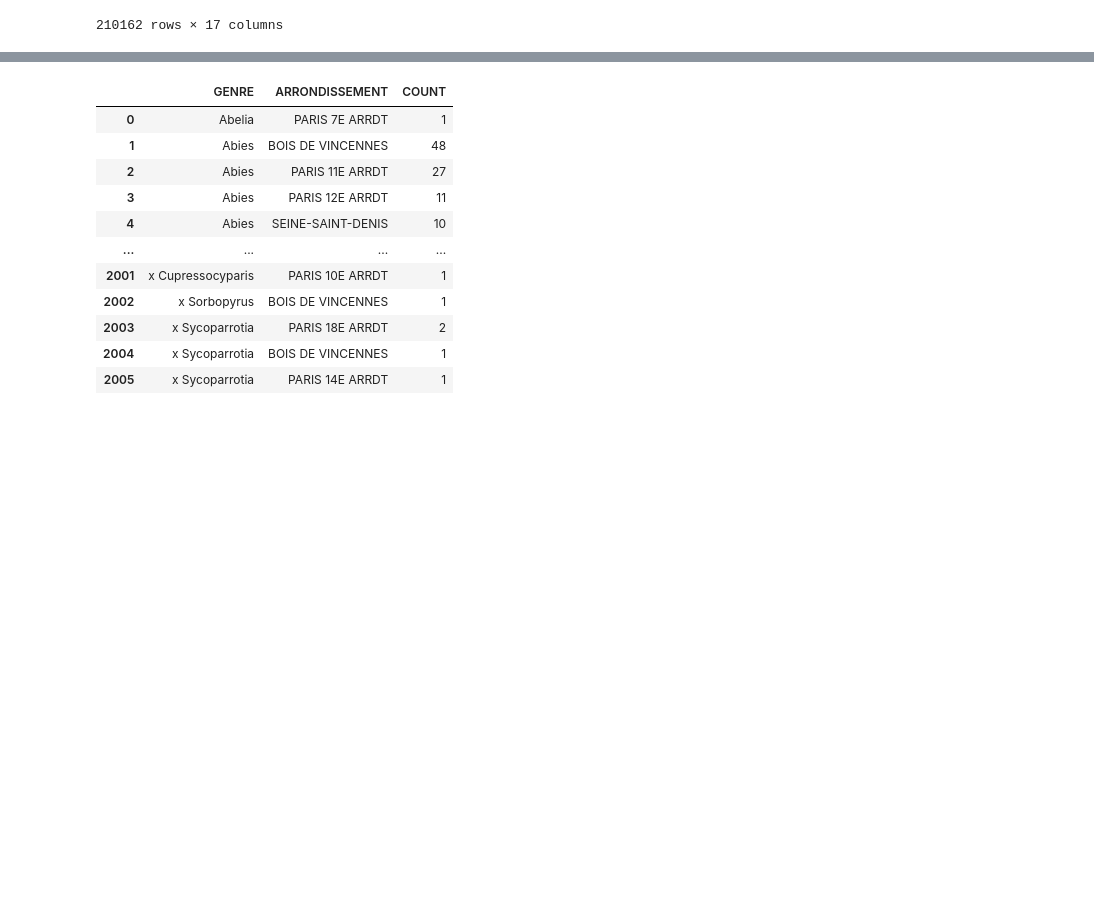
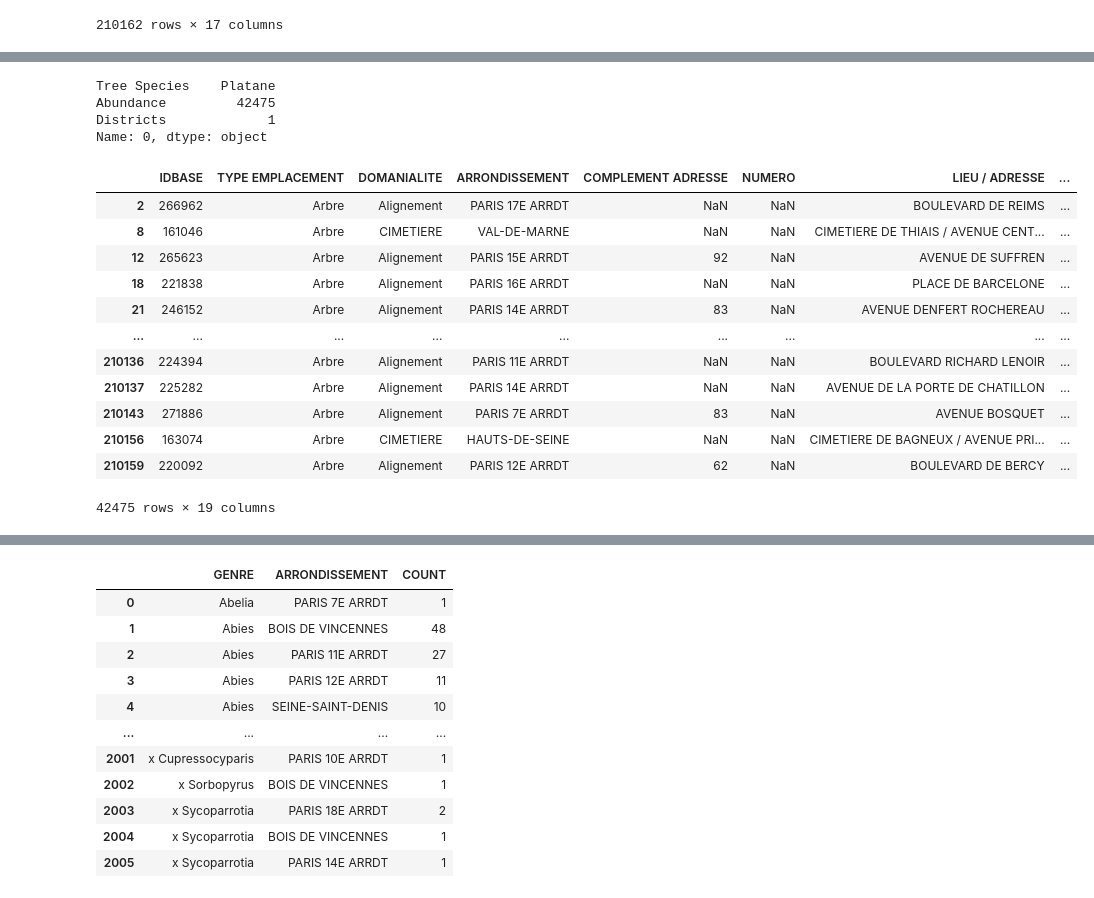
Before and after one commit to nunososorio/medicaldatascience, a Jupyter notebook: dataproc_c2.ipynb, the cells around one changed output, grey strips where cells are left out. Saved outputs shown, nothing was run; the diff lists cells and outputs as text; code cells hidden in the pictures; blank space fills up the shorter version.

```diff
--- a/dataproc_c2.ipynb
+++ b/dataproc_c2.ipynb
@@ -63,0 +87,47 @@ df
+# %%
+import pandas as pd
+
+# Assuming 'df' is your DataFrame and 'ARRONDISSEMENT' is the column for districts
+# Step 1: Count the occurrences of each tree species
+tree_counts = df['LIBELLE FRANCAIS'].value_counts()
+
+# Step 2: Count the number of distinct districts each tree species appears in
+tree_districts = df.groupby('LIBELLE FRANCAIS')['ARRONDISSEMENT'].nunique()
+
+# Combine the data
+combined_data = pd.DataFrame({
+    'Tree Species': tree_counts.index,
+    'Abundance': tree_counts.values,
+    'Districts': tree_districts.values
+})
+
+# Sort by the number of districts and then by abundance
+sorted_data = combined_data.sort_values(by=['Districts', 'Abundance'], ascending=[True, False])
+
+# Get the most abundant tree present in the least number of districts
+most_abundant_least_districts = sorted_data.iloc[0]
+
+print(most_abundant_least_districts)
+# %% [output]
+Tree Species    Platane
+Abundance         42475
+Districts             1
+Name: 0, dtype: object
+# %%
+dfp = df[df['LIBELLE FRANCAIS'] == 'Platane']
+# %%
+dfp
+# %% [output]
+|  | IDBASE | TYPE EMPLACEMENT | DOMANIALITE | ARRONDISSEMENT | COMPLEMENT ADRESSE | NUMERO | LIEU / ADRESSE | ... |
+| 2 | 266962 | Arbre | Alignement | PARIS 17E ARRDT | NaN | NaN | BOULEVARD DE REIMS | ... |
+| 8 | 161046 | Arbre | CIMETIERE | VAL-DE-MARNE | NaN | NaN | CIMETIERE DE THIAIS / AVENUE CENT... | ... |
+| 12 | 265623 | Arbre | Alignement | PARIS 15E ARRDT | 92 | NaN | AVENUE DE SUFFREN | ... |
+| 18 | 221838 | Arbre | Alignement | PARIS 16E ARRDT | NaN | NaN | PLACE DE BARCELONE | ... |
+| 21 | 246152 | Arbre | Alignement | PARIS 14E ARRDT | 83 | NaN | AVENUE DENFERT ROCHEREAU | ... |
+| ... | ... | ... | ... | ... | ... | ... | ... | ... |
+| 210136 | 224394 | Arbre | Alignement | PARIS 11E ARRDT | NaN | NaN | BOULEVARD RICHARD LENOIR | ... |
+| 210137 | 225282 | Arbre | Alignement | PARIS 14E ARRDT | NaN | NaN | AVENUE DE LA PORTE DE CHATILLON | ... |
+| 210143 | 271886 | Arbre | Alignement | PARIS 7E ARRDT | 83 | NaN | AVENUE BOSQUET | ... |
+| 210156 | 163074 | Arbre | CIMETIERE | HAUTS-DE-SEINE | NaN | NaN | CIMETIERE DE BAGNEUX / AVENUE PRI... | ... |
+| 210159 | 220092 | Arbre | Alignement | PARIS 12E ARRDT | 62 | NaN | BOULEVARD DE BERCY | ... |
+42475 rows × 19 columns
```
Also changed, not shown: parts of 6 cells of this notebook.
